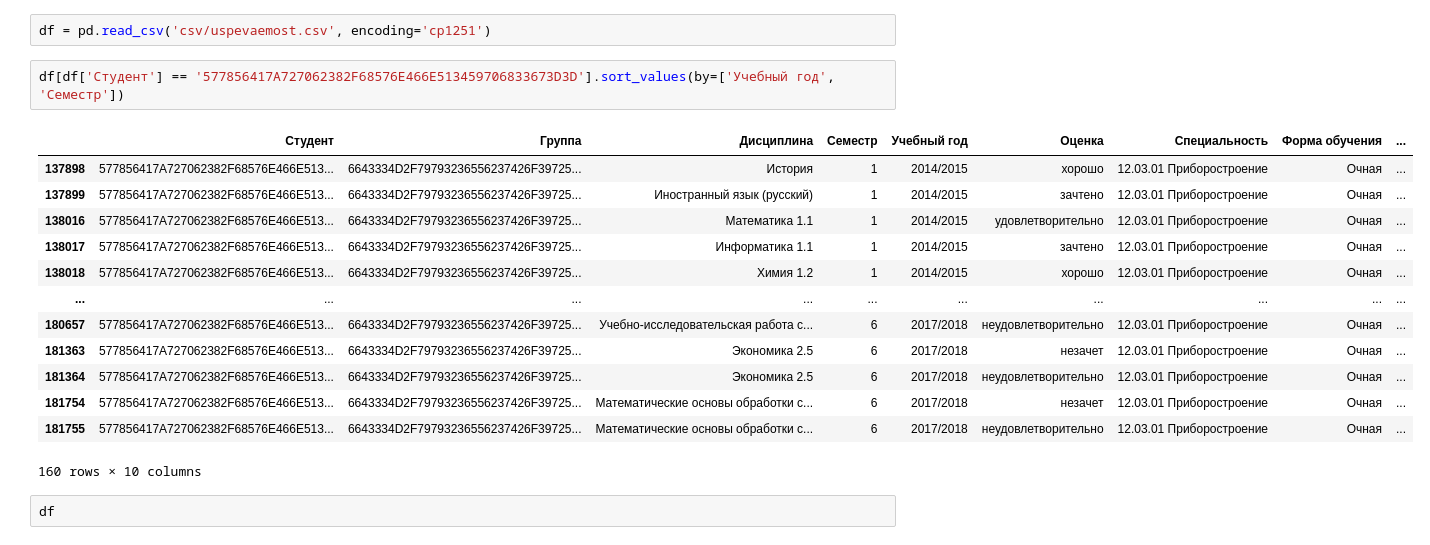
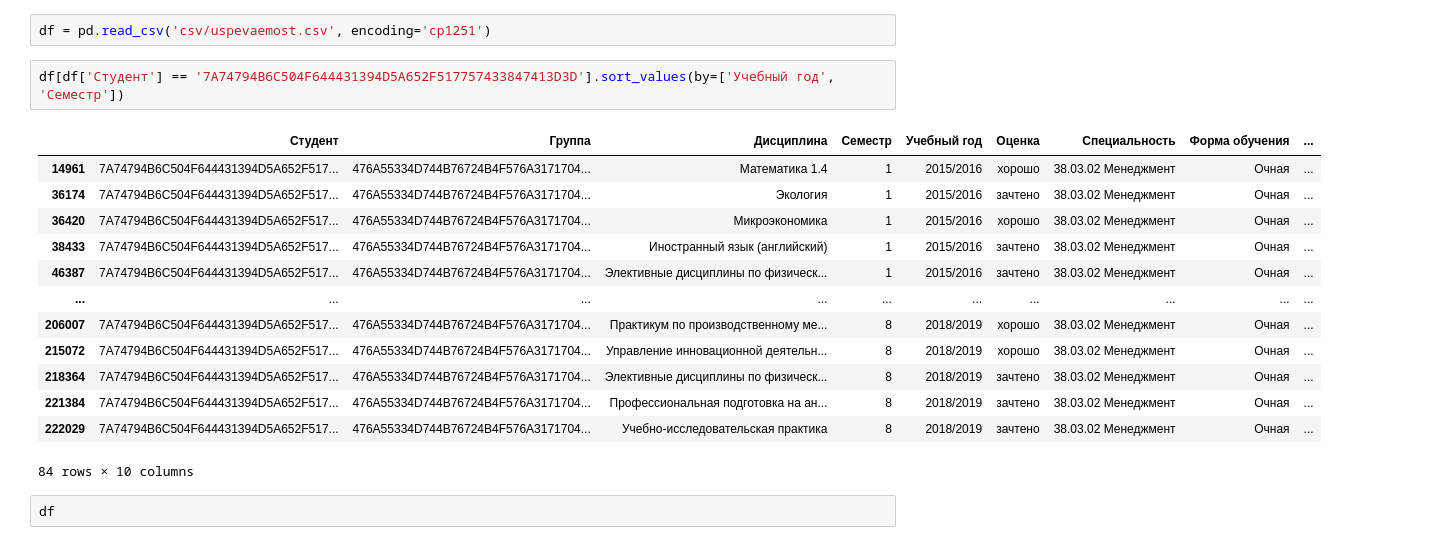
Before and after one commit to fluke8/predicting-academic-performance-python, a Jupyter notebook: _obrabotka2.0.ipynb, the cells around one changed output. Saved outputs shown, nothing was run; the diff lists cells and outputs as text.

```diff
--- a/_obrabotka2.0.ipynb
+++ b/_obrabotka2.0.ipynb
@@ -4,21 +4,21 @@ import pandas as pd
 # %%
 df = pd.read_csv('csv/uspevaemost.csv', encoding='cp1251')
 # %%
-df[df['Студент'] == '577856417A727062382F68576E466E513459706833673D3D'].sort_values(by=['Учебный год', 'Семестр'])
+df[df['Студент'] == '7A74794B6C504F644431394D5A652F517757433847413D3D'].sort_values(by=['Учебный год', 'Семестр'])
 # %% [output]
 |  | Студент | Группа | Дисциплина | Семестр | Учебный год | Оценка | Специальность | Форма обучения | ... |
-| 137898 | 577856417A727062382F68576E466E513... | 6643334D2F79793236556237426F39725... | История | 1 | 2014/2015 | хорошо | 12.03.01 Приборостроение | Очная | ... |
-| 137899 | 577856417A727062382F68576E466E513... | 6643334D2F79793236556237426F39725... | Иностранный язык (русский) | 1 | 2014/2015 | зачтено | 12.03.01 Приборостроение | Очная | ... |
-| 138016 | 577856417A727062382F68576E466E513... | 6643334D2F79793236556237426F39725... | Математика 1.1 | 1 | 2014/2015 | удовлетворительно | 12.03.01 Приборостроение | Очная | ... |
-| 138017 | 577856417A727062382F68576E466E513... | 6643334D2F79793236556237426F39725... | Информатика 1.1 | 1 | 2014/2015 | зачтено | 12.03.01 Приборостроение | Очная | ... |
-| 138018 | 577856417A727062382F68576E466E513... | 6643334D2F79793236556237426F39725... | Химия 1.2 | 1 | 2014/2015 | хорошо | 12.03.01 Приборостроение | Очная | ... |
+| 14961 | 7A74794B6C504F644431394D5A652F517... | 476A55334D744B76724B4F576A3171704... | Математика 1.4 | 1 | 2015/2016 | хорошо | 38.03.02 Менеджмент | Очная | ... |
+| 36174 | 7A74794B6C504F644431394D5A652F517... | 476A55334D744B76724B4F576A3171704... | Экология | 1 | 2015/2016 | зачтено | 38.03.02 Менеджмент | Очная | ... |
+| 36420 | 7A74794B6C504F644431394D5A652F517... | 476A55334D744B76724B4F576A3171704... | Микроэкономика | 1 | 2015/2016 | хорошо | 38.03.02 Менеджмент | Очная | ... |
+| 38433 | 7A74794B6C504F644431394D5A652F517... | 476A55334D744B76724B4F576A3171704... | Иностранный язык (английский) | 1 | 2015/2016 | зачтено | 38.03.02 Менеджмент | Очная | ... |
+| 46387 | 7A74794B6C504F644431394D5A652F517... | 476A55334D744B76724B4F576A3171704... | Элективные дисциплины по физическ... | 1 | 2015/2016 | зачтено | 38.03.02 Менеджмент | Очная | ... |
 | ... | ... | ... | ... | ... | ... | ... | ... | ... | ... |
-| 180657 | 577856417A727062382F68576E466E513... | 6643334D2F79793236556237426F39725... | Учебно-исследовательская работа с... | 6 | 2017/2018 | неудовлетворительно | 12.03.01 Приборостроение | Очная | ... |
-| 181363 | 577856417A727062382F68576E466E513... | 6643334D2F79793236556237426F39725... | Экономика 2.5 | 6 | 2017/2018 | незачет | 12.03.01 Приборостроение | Очная | ... |
-| 181364 | 577856417A727062382F68576E466E513... | 6643334D2F79793236556237426F39725... | Экономика 2.5 | 6 | 2017/2018 | неудовлетворительно | 12.03.01 Приборостроение | Очная | ... |
-| 181754 | 577856417A727062382F68576E466E513... | 6643334D2F79793236556237426F39725... | Математические основы обработки с... | 6 | 2017/2018 | незачет | 12.03.01 Приборостроение | Очная | ... |
-| 181755 | 577856417A727062382F68576E466E513... | 6643334D2F79793236556237426F39725... | Математические основы обработки с... | 6 | 2017/2018 | неудовлетворительно | 12.03.01 Приборостроение | Очная | ... |
+| 206007 | 7A74794B6C504F644431394D5A652F517... | 476A55334D744B76724B4F576A3171704... | Практикум по производственному ме... | 8 | 2018/2019 | хорошо | 38.03.02 Менеджмент | Очная | ... |
+| 215072 | 7A74794B6C504F644431394D5A652F517... | 476A55334D744B76724B4F576A3171704... | Управление инновационной деятельн... | 8 | 2018/2019 | хорошо | 38.03.02 Менеджмент | Очная | ... |
+| 218364 | 7A74794B6C504F644431394D5A652F517... | 476A55334D744B76724B4F576A3171704... | Элективные дисциплины по физическ... | 8 | 2018/2019 | зачтено | 38.03.02 Менеджмент | Очная | ... |
+| 221384 | 7A74794B6C504F644431394D5A652F517... | 476A55334D744B76724B4F576A3171704... | Профессиональная подготовка на ан... | 8 | 2018/2019 | зачтено | 38.03.02 Менеджмент | Очная | ... |
+| 222029 | 7A74794B6C504F644431394D5A652F517... | 476A55334D744B76724B4F576A3171704... | Учебно-исследовательская практика | 8 | 2018/2019 | зачтено | 38.03.02 Менеджмент | Очная | ... |
-160 rows × 10 columns
+84 rows × 10 columns
 # %%
 df
 # %% [output]
```
Also changed, not shown: parts of 7 cells of this notebook, 3 other files.
